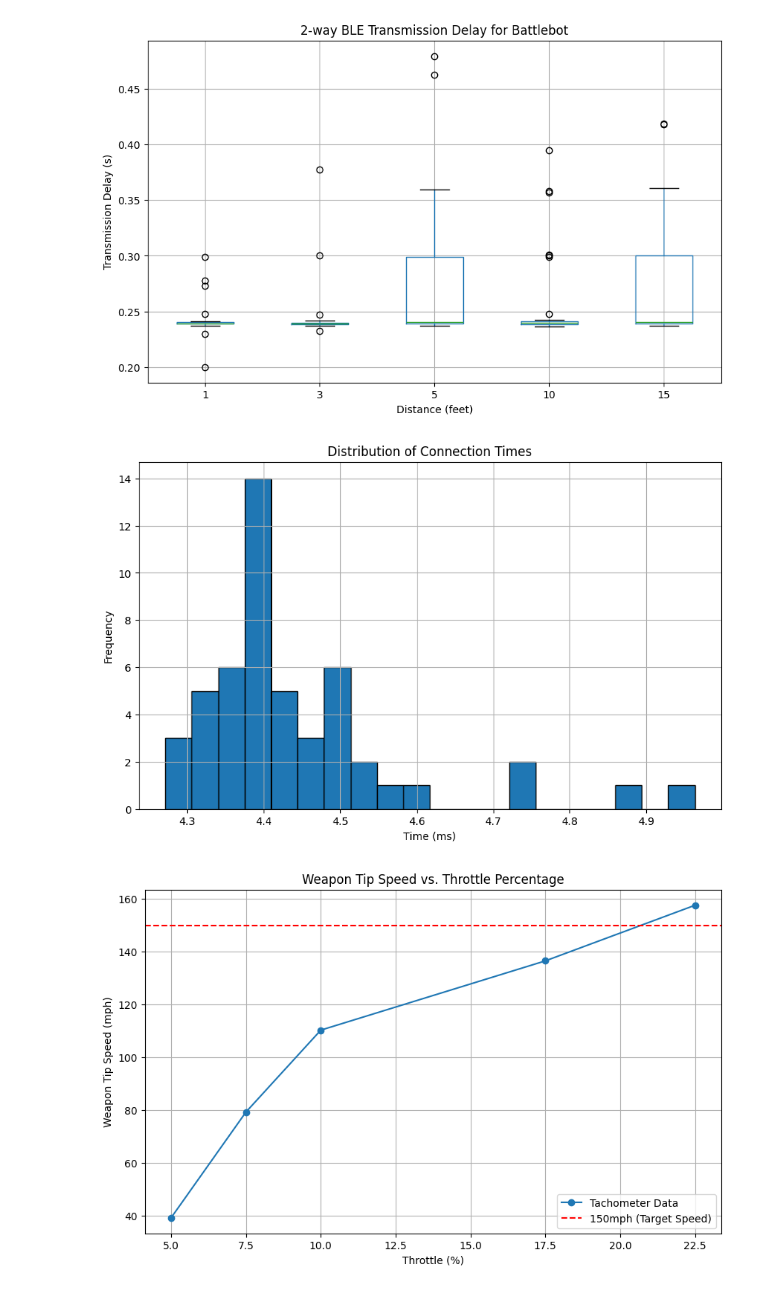
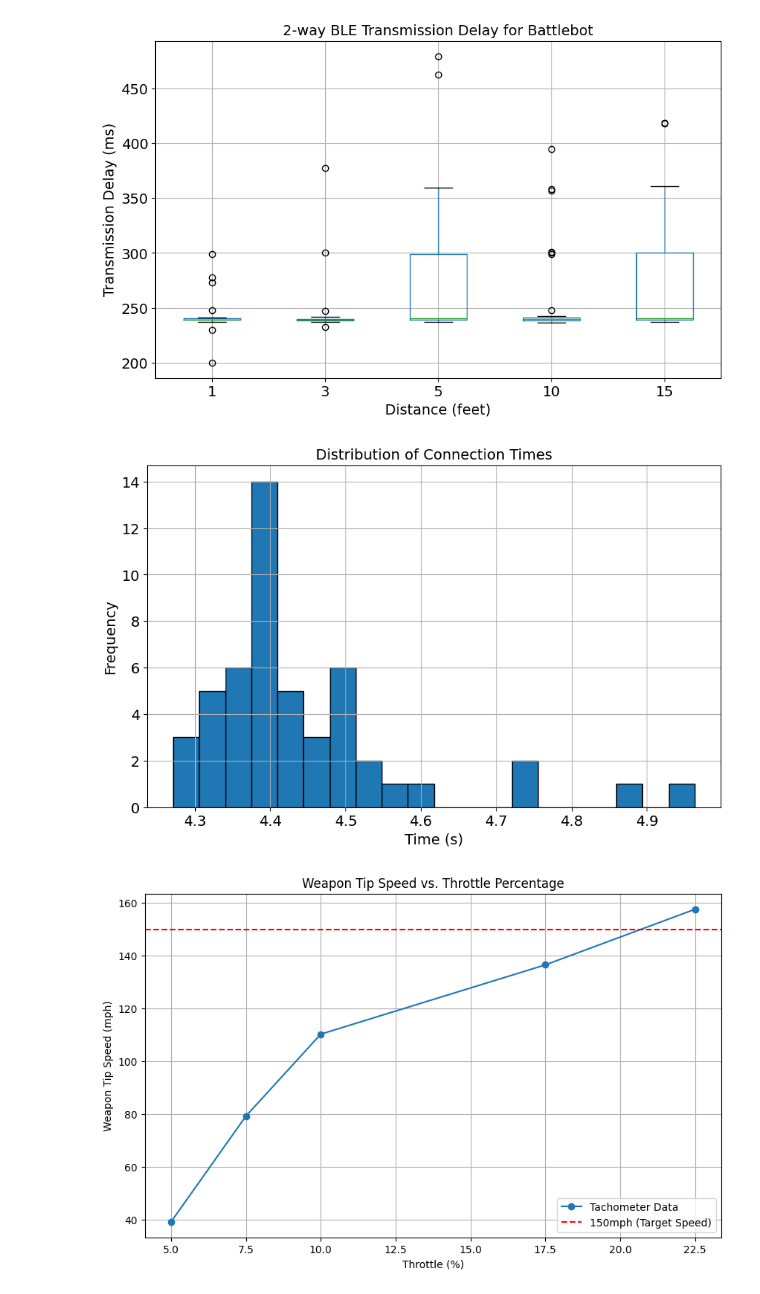
Before and after one commit to jnavudu2/ECE445Battlebots, a Jupyter notebook: code/bluetooth_client/bluetooth_plot.ipynb, the cells around one changed output. Cells and saved outputs as stored; diff of their text form; code cells hidden in the pictures.

Commit message:
bluetooth plotting

```diff
--- a/code/bluetooth_client/bluetooth_plot.ipynb
+++ b/code/bluetooth_client/bluetooth_plot.ipynb
@@ -4,39 +4,43 @@ import matplotlib.pyplot as plt
 
 # Example DataFrame with random data representing 2-way transmission delay for different distances
 df = pd.read_csv("bluetooth_delay.csv")
-
+df = df * 1000
 # Create box and whisker plot
 plt.figure(figsize=(10, 6))
 df.boxplot()
-plt.title('2-way BLE Transmission Delay for Battlebot')
-plt.ylabel('Transmission Delay (s)')
-plt.xlabel('Distance (feet)')
+plt.title('2-way BLE Transmission Delay for Battlebot', fontsize=14)
+plt.ylabel('Transmission Delay (ms)', fontsize=14)
+plt.xlabel('Distance (feet)', fontsize=14)
 
+plt.xticks(fontsize=14)
+plt.yticks(fontsize=14)
 # Display the plot
 plt.show()
 # %% [output]
-[figure, old version]
+[figure, new version]
 # %%
 import pandas as pd
 import matplotlib.pyplot as plt
 
 # Load data from CSV
 df = pd.read_csv('bluetooth_connection.csv')
 
 # Assuming the row of connection times is labeled 'Connection Times'
 connection_times = df.loc[0]
 
 # Create histogram
 plt.figure(figsize=(10, 6))
 plt.hist(connection_times, bins=20, edgecolor='black')
-plt.title('Distribution of Connection Times')
-plt.xlabel('Time (ms)')
-plt.ylabel('Frequency')
+plt.title('Distribution of Connection Times', fontsize=14)
+plt.xlabel('Time (s)', fontsize=14)
+plt.ylabel('Frequency', fontsize=14)
+plt.xticks(fontsize=14)
+plt.yticks(fontsize=14)
 plt.grid(True)
 
 # Display the plot
 plt.show()
 # %% [output]
-[figure, old version]
+[figure, new version]
 # %%
 import numpy as np
```
Also changed, not shown: parts of 1 cell of this notebook.
